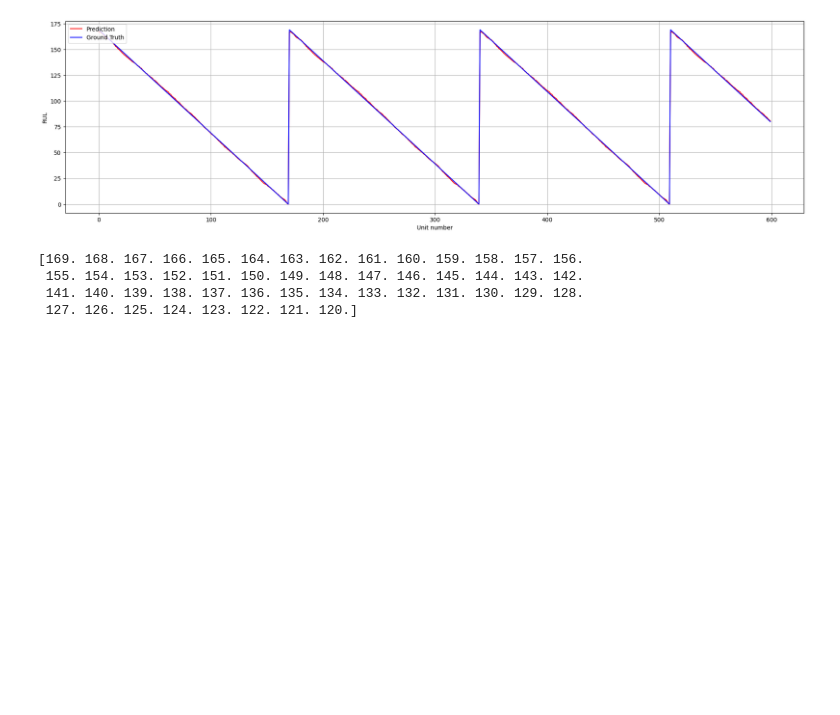
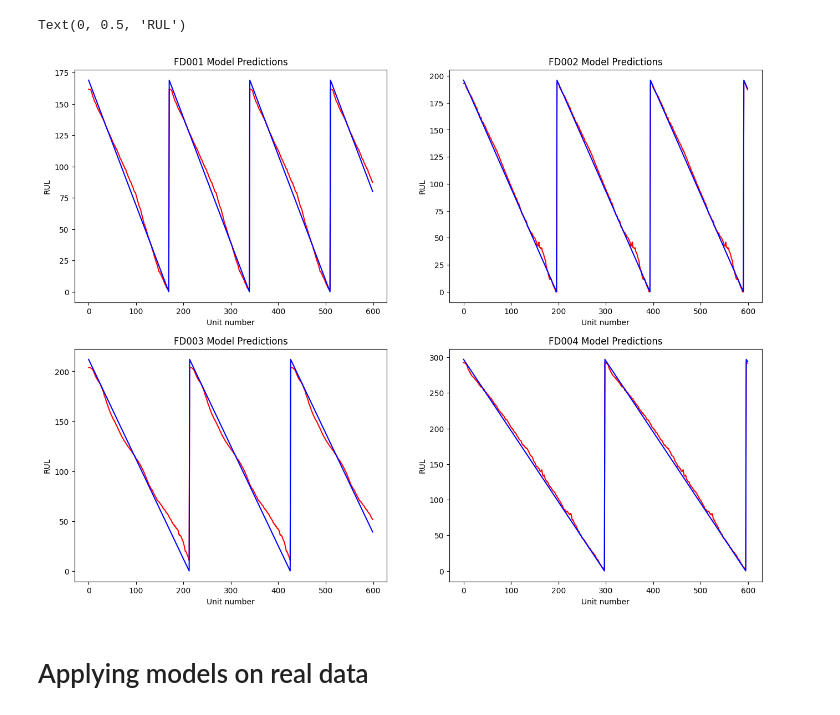
Before and after one commit to Changtze/JetEnginePMH, a Jupyter notebook: lstm.ipynb, the cells around one changed output. Drawn from its saved outputs; the diff is of its cells as text; code cells hidden in the pictures; blank space fills up the shorter version.

```diff
--- a/lstm.ipynb
+++ b/lstm.ipynb
@@ -159,0 +171,4 @@ Epoch 11/15
+# %%
+
+history = model.fit(x_train_FD001, y_train_FD001, epochs=20, batch_size=64, validation_split=0.2, verbose=2,
+                    callbacks=[EarlyStopping(monitor='val_loss', patience=10, verbose=0, mode='auto')])
@@ -159,0 +213,3 @@ Epoch 11/15
+# %%
+history2 = model2.fit(x_train_FD002, y_train_FD002, epochs=20, batch_size=64, validation_split=0.2, verbose=2,
+                    callbacks=[EarlyStopping(monitor='val_loss', patience=10, verbose=0, mode='auto')])
@@ -159,0 +259,3 @@ Epoch 11/15
+# %%
+history3 = model3.fit(x_train_FD003, y_train_FD003, epochs=20, batch_size=64, validation_split=0.2, verbose=2,
+                    callbacks=[EarlyStopping(monitor='val_loss', patience=10, verbose=0, mode='auto')])
@@ -159,0 +324,3 @@ Epoch 11/15
+# %%
+history4 = model4.fit(x_train_FD004, y_train_FD004, epochs=20, batch_size=64, validation_split=0.2, verbose=2,
+                     callbacks=[EarlyStopping(monitor='val_loss', patience=10, verbose=0, mode='auto')])
@@ -184,21 +417,35 @@ MSE: 0.596653401851654
 # %%
 y_pred_test = model.predict(x_train_FD001[0:600], verbose=0)
-plt.figure(figsize=(23,6))
-plt.plot(y_pred_test, color='red', label="Prediction")
-plt.plot(y_train_FD001[0:600], color='blue', label='Ground Truth')
-plt.ylabel('RUL')
-plt.xlabel('Unit number')
-plt.legend(loc='upper left')
-plt.grid()
-plt.show()
+y_pred_test2 = model2.predict(x_train_FD002[0:600], verbose=0)
+y_pred_test3 = model3.predict(x_train_FD003[0:600], verbose=0)
+y_pred_test4 = model4.predict(x_train_FD004[0:600], verbose=0)
+
+fig1, axs1 = plt.subplots(2,2, figsize=(16, 12))
+axs1[0, 0].plot(y_pred_test, color='red', label='Prediction')
+axs1[0, 0].plot(y_train_FD001[0:600], color='blue', label='Ground Truth')
+axs1[0, 0].set_title('FD001 Model Predictions')
+axs1[0, 0].set_xlabel('Unit number')
+axs1[0, 0].set_ylabel('RUL')
+
+axs1[0, 1].plot(y_pred_test2, color='red', label='Prediction')
+axs1[0, 1].plot(y_train_FD002[0:600], color='blue', label='Ground Truth')
+axs1[0, 1].set_title('FD002 Model Predictions')
+axs1[0, 1].set_xlabel('Unit number')
+axs1[0, 1].set_ylabel('RUL')
+
+axs1[1, 0].plot(y_pred_test3, color='red', label='Prediction')
+axs1[1, 0].plot(y_train_FD003[0:600], color='blue', label='Ground Truth')
+axs1[1, 0].set_title('FD003 Model Predictions')
+axs1[1, 0].set_xlabel('Unit number')
+axs1[1, 0].set_ylabel('RUL')
+
+axs1[1, 1].plot(y_pred_test4, color='red', label='Prediction')
+axs1[1, 1].plot(y_train_FD004[0:600], color='blue', label='Ground Truth')
+axs1[1, 1].set_title('FD004 Model Predictions')
+axs1[1, 1].set_xlabel('Unit number')
+axs1[1, 1].set_ylabel('RUL')
 # %% [output]
+Text(0, 0.5, 'RUL')
-[figure, old version]
+[figure, new version]
-# %%
-# testing actual data
-
-x_test_FD001 = np.concatenate(list(list(create_target_sequence)))
-# %% [output]
-[169. 168. 167. 166. 165. 164. 163. 162. 161. 160. 159. 158. 157. 156.
- 155. 154. 153. 152. 151. 150. 149. 148. 147. 146. 145. 144. 143. 142.
- 141. 140. 139. 138. 137. 136. 135. 134. 133. 132. 131. 130. 129. 128.
- 127. 126. 125. 124. 123. 122. 121. 120.]
+# %% [markdown]
+# Applying models on real data
```
Also changed, not shown: parts of 24 cells of this notebook.
